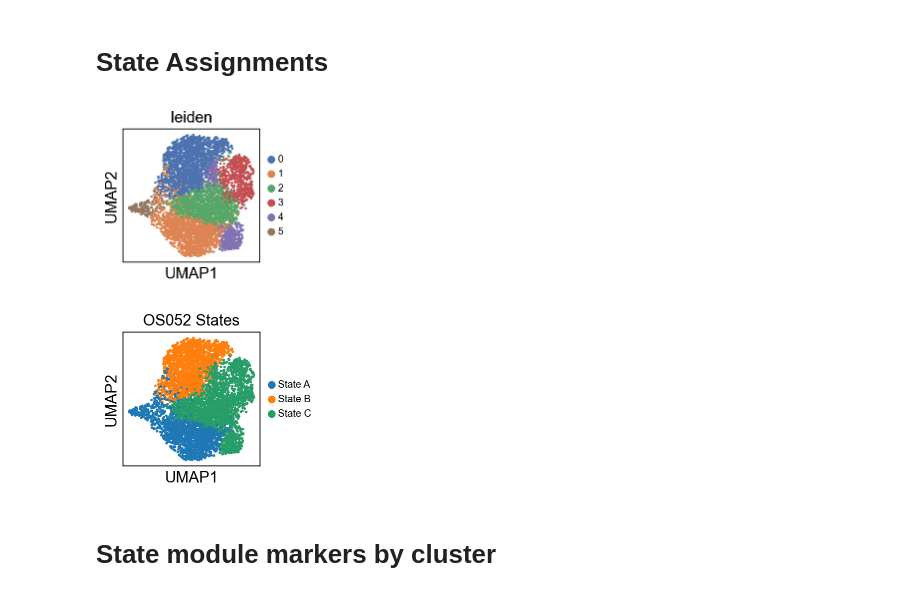
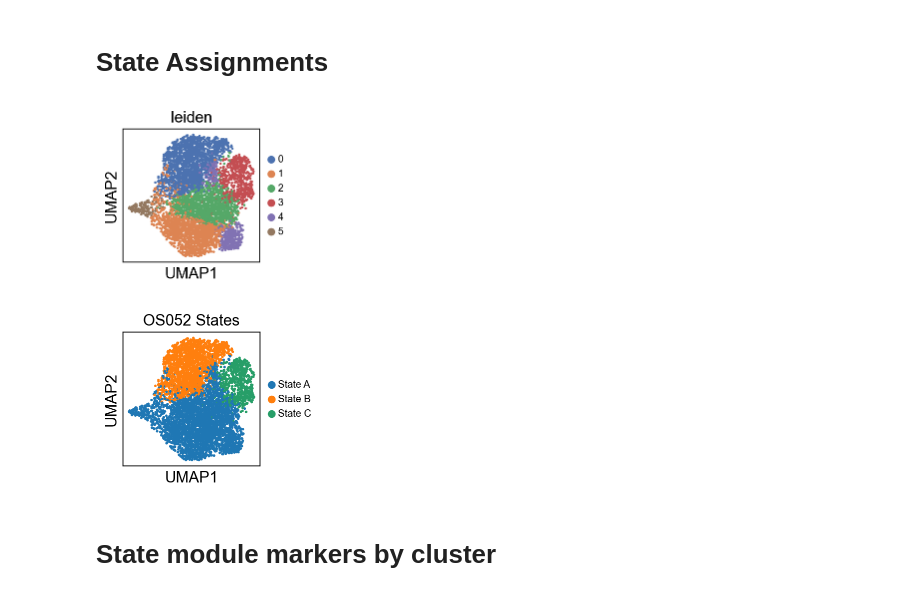
Before and after one commit to brendamelano/Reprogramming_Osteosarcoma, a Jupyter notebook: Lineage_Tracing/scRNAseq_LT_analysis/OS052_Lineage_Tracing.ipynb, the cells around one changed output. Drawn from its saved outputs; the diff is of its cells as text; code cells hidden in the pictures.

```diff
--- a/Lineage_Tracing/scRNAseq_LT_analysis/OS052_Lineage_Tracing.ipynb
+++ b/Lineage_Tracing/scRNAseq_LT_analysis/OS052_Lineage_Tracing.ipynb
@@ -385,49 +385,49 @@ sc.pl.umap(adata,
 adata.obs['leiden'] = adata.obs['leiden'].astype('category')
 
 
-adata.obs['leiden'][adata.obs['leiden']=='3']='2'
-adata.obs['leiden'][adata.obs['leiden']=='4']='2'
+adata.obs['leiden'][adata.obs['leiden']=='2']='1'
+adata.obs['leiden'][adata.obs['leiden']=='4']='1'
 adata.obs['leiden'][adata.obs['leiden']=='5']='1'
 
 
 
 # adding labels for trajectory subtype
 # Fill in the clusters that belong to each cell type based on each marker in the plot above
-cell_dict = { 'State A': ['1'],  'State B': ['0'], 'State C':['2']}
+cell_dict = { 'State A': ['1'],  'State B': ['0'], 'State C':['3']}
 
 
 # Initialize empty column in cell metadata
 adata.obs['State'] = np.nan
 
 
 # Generate new assignments
 for i in cell_dict.keys():
     ind = pd.Series(adata.obs.leiden).isin(cell_dict[i])
     adata.obs.loc[ind,'State'] = i
 
 
 # Creating a dataframe with the cluster IDs
 subtypes = pd.DataFrame(adata.obs['State'].values)
 
 
 # Define the number of clusters
 n_subtypes = len(subtypes[0].unique())
 
 
 # defining a pastel color palette
 colors = sns.color_palette('pastel', n_subtypes)
 
 
 sc.pl.umap(adata, color=['State'],
            legend_fontsize=9,
            title = "OS052 States") #, palette = subtype_colors
 
 
 # saving the adata file with the cluster ids
 adata.write("/Users/brendamelano/Desktop/Reprogramming_Osteosarcoma/Lineage_Tracing/scRNAseq_LT_analysis/OS052_LT/OS052_adata_states_PCA.h5ad")
 # %% [output]
 [figure]
-[figure, old version]
+[figure, new version]
 # %% [markdown]
 # State module markers by cluster
 # %%
```
Also changed, not shown: parts of 6 cells of this notebook, 6 other files.
